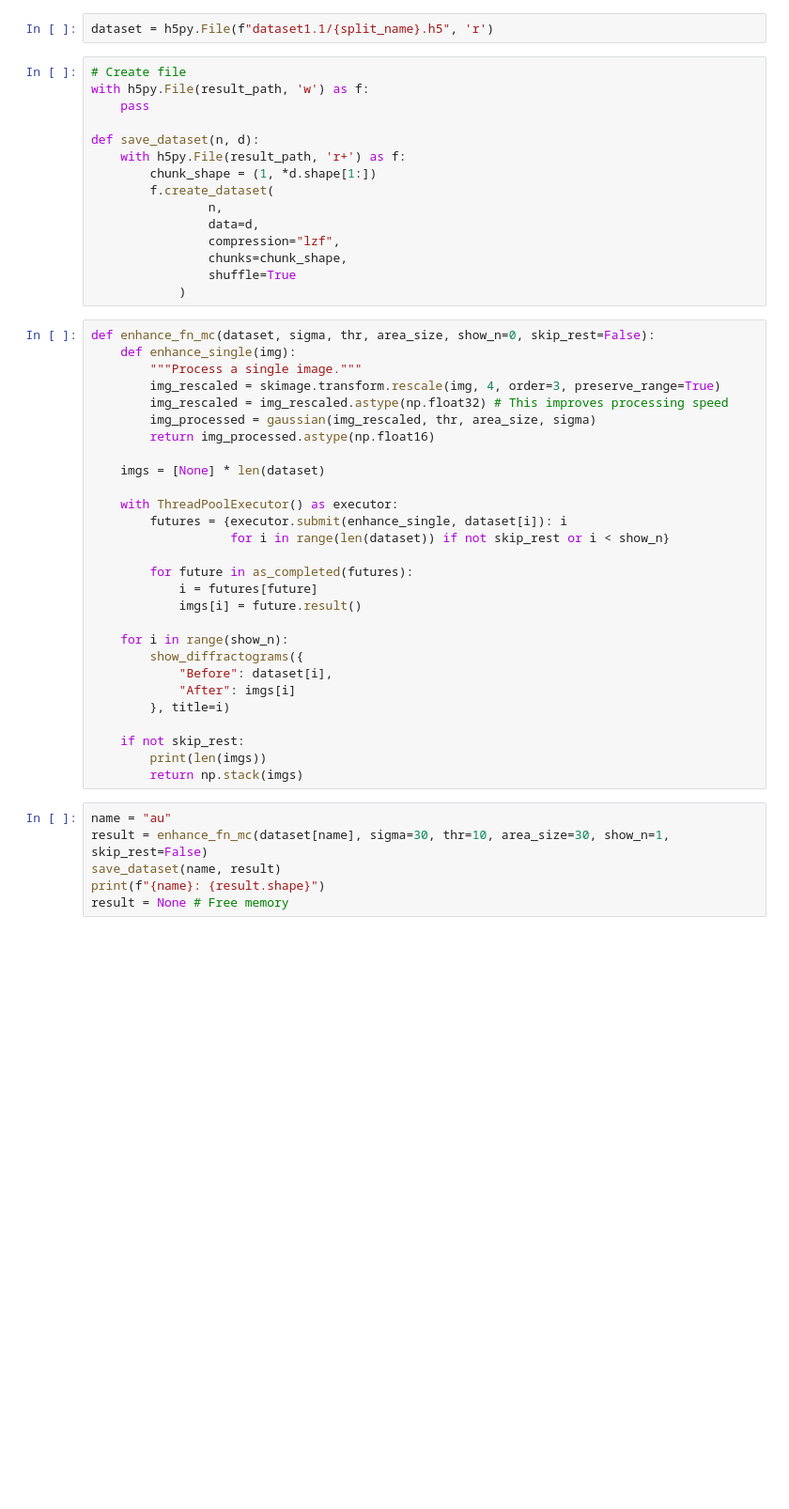
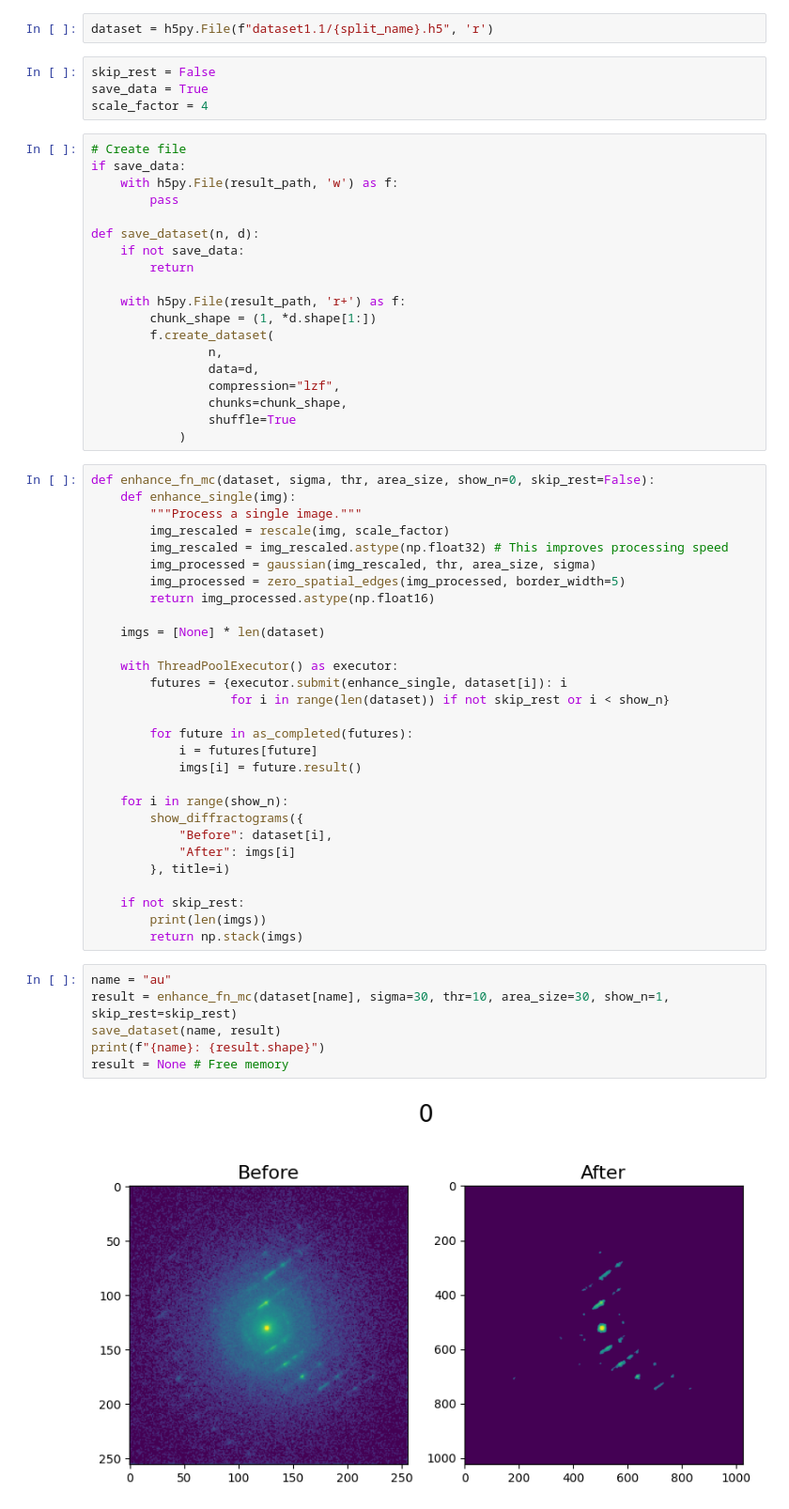
Before and after one commit to Jakub-David/stemdiff_unet, a Jupyter notebook: unet/create_targets.ipynb, the cells around one changed output. Shown at 94% size. Saved outputs shown, nothing was run; the diff lists cells and outputs as text; blank space fills up the shorter version.

Commit message:
zero edges on targets

```diff
--- a/unet/create_targets.ipynb
+++ b/unet/create_targets.ipynb
@@ -14,12 +14,20 @@ split_name = "val"
 result_path = result_dir / f"{split_name}_target.h5"
 # %%
 dataset = h5py.File(f"dataset1.1/{split_name}.h5", 'r')
+# %%
+skip_rest = False
+save_data = True
+scale_factor = 4
 # %%
 # Create file
-with h5py.File(result_path, 'w') as f:
-    pass
+if save_data:
+    with h5py.File(result_path, 'w') as f:
+        pass
 
 def save_dataset(n, d):
+    if not save_data:
+        return
+
     with h5py.File(result_path, 'r+') as f:
         chunk_shape = (1, *d.shape[1:])
         f.create_dataset(
@@ -33,9 +41,10 @@ def save_dataset(n, d):
 def enhance_fn_mc(dataset, sigma, thr, area_size, show_n=0, skip_rest=False):
     def enhance_single(img):
         """Process a single image."""
-        img_rescaled = skimage.transform.rescale(img, 4, order=3, preserve_range=True)
+        img_rescaled = rescale(img, scale_factor)
         img_rescaled = img_rescaled.astype(np.float32) # This improves processing speed
         img_processed = gaussian(img_rescaled, thr, area_size, sigma)
+        img_processed = zero_spatial_edges(img_processed, border_width=5)
         return img_processed.astype(np.float16)
 
     imgs = [None] * len(dataset)
@@ -59,7 +68,9 @@ def enhance_fn_mc(dataset, sigma, thr, area_size, show_n=0, skip_rest=False):
         return np.stack(imgs)
 # %%
 name = "au"
-result = enhance_fn_mc(dataset[name], sigma=30, thr=10, area_size=30, show_n=1, skip_rest=False)
+result = enhance_fn_mc(dataset[name], sigma=30, thr=10, area_size=30, show_n=1, skip_rest=skip_rest)
 save_dataset(name, result)
 print(f"{name}: {result.shape}")
 result = None # Free memory
+# %% [output]
+[figure, added]
```
Also changed, not shown: parts of 6 cells of this notebook.
